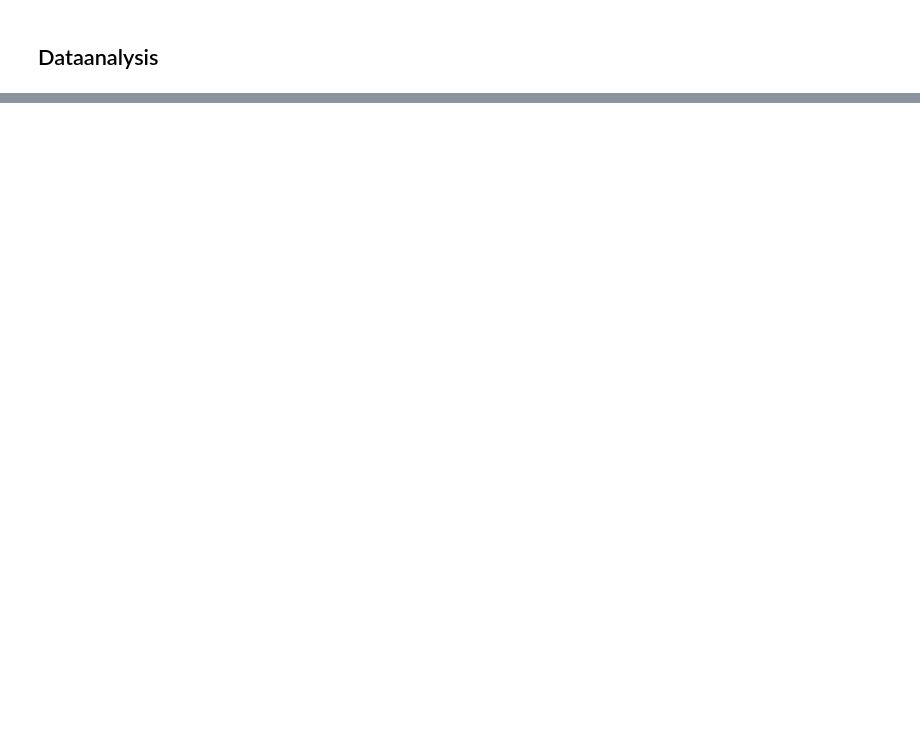
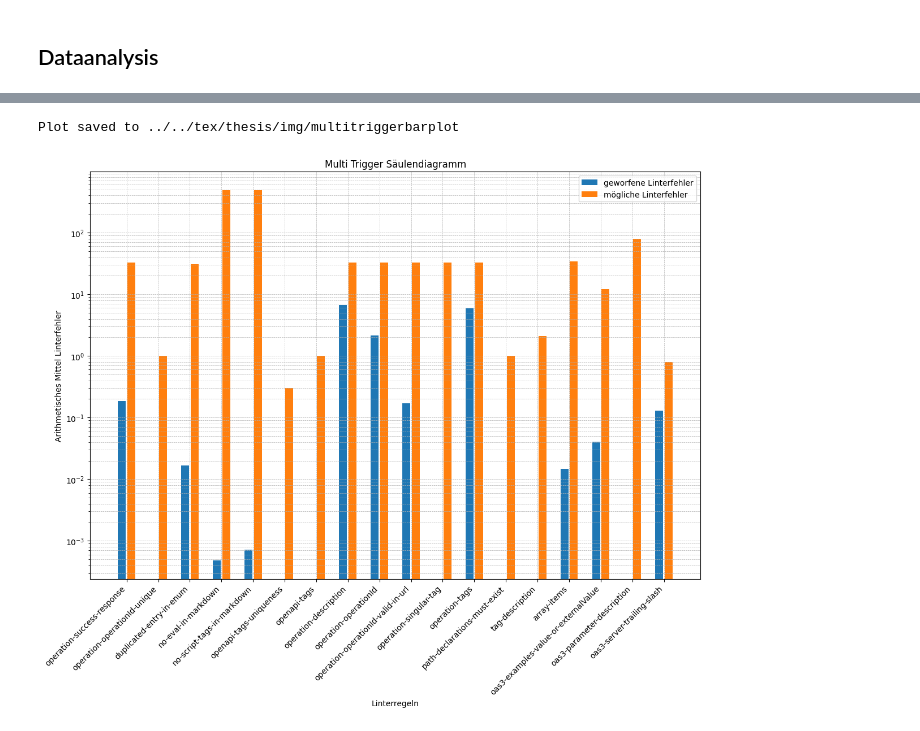
Before and after one commit to paulbrenker/thesis, a Jupyter notebook: analysis/src/data_analysis.ipynb, the cells around one changed output, grey strips where cells are left out. Saved outputs shown, nothing was run; the diff lists cells and outputs as text; code cells hidden in the pictures; blank space fills up the shorter version.

Commit message:
start with first diagram in analysis section

```diff
--- a/analysis/src/data_analysis.ipynb
+++ b/analysis/src/data_analysis.ipynb
@@ -1,5 +1,20 @@
 # %% [markdown]
 ## Dataanalysis
+# %%
+import matplotlib.pyplot as plt
+import os
+
+
+def save_plot_to_thesis_dir(figure, filename):
+    thesis_img_dir = os.path.join("..", "..", "tex", "thesis", "img")
+
+    if not os.path.exists(thesis_img_dir):
+        raise FileNotFoundError(f'the given directory {thesis_img_dir} does not exist')
+
+    file_path = os.path.join(thesis_img_dir, filename)
+
+    figure.savefig(file_path)
+    print(f"Plot saved to {file_path}")
 # %%
 import pandas as pd
 import json
@@ -40,0 +93,27 @@ dtype: float64
+# %%
+import numpy as np
+
+fig, ax = plt.subplots(figsize=(12, 10))
+bar_width = 0.3
+index = np.arange(len(df_transformed_possible.columns))
+
+ax.bar(
+    index - bar_width / 2, pd.DataFrame.mean(df_transformed_thrown).values, bar_width-0.05, label='geworfene Linterfehler'
+)
+ax.bar(
+    index + bar_width / 2, pd.DataFrame.mean(df_transformed_possible).values, bar_width-0.05, label='mögliche Linterfehler'
+)
+ax.set_xticks(index)
+ax.set_xticklabels(df_transformed_thrown.columns, rotation=45, ha="right")
+ax.grid(True, which="both", linestyle="--", linewidth=0.5)
+ax.set_yscale("log")
+ax.set_xlabel("Linterregeln")
+ax.set_ylabel("Arithmetisches Mittel Linterfehler")
+ax.legend()
+ax.set_title("Multi Trigger Säulendiagramm")
+fig.tight_layout()
+save_plot_to_thesis_dir(figure=fig, filename="multitriggerbarplot")
+plt.show()
+# %% [output]
+Plot saved to ../../tex/thesis/img/multitriggerbarplot
+[figure, added]
```
Also changed, not shown: parts of 2 cells of this notebook, 3 other files.
